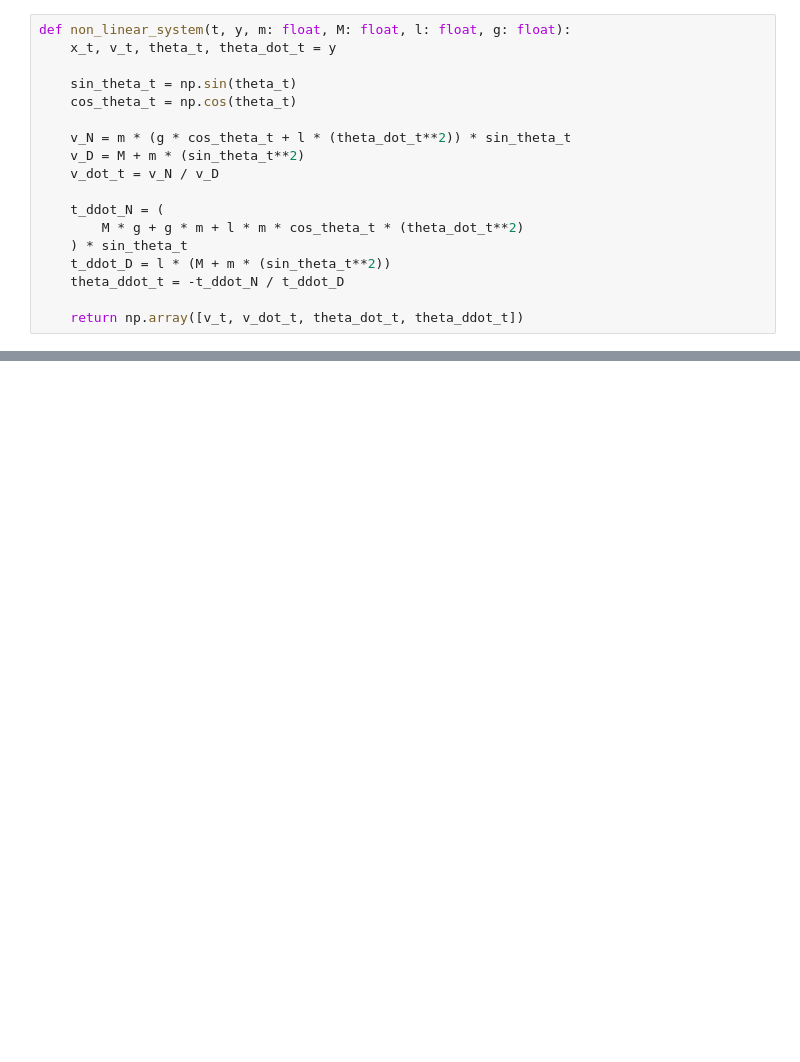
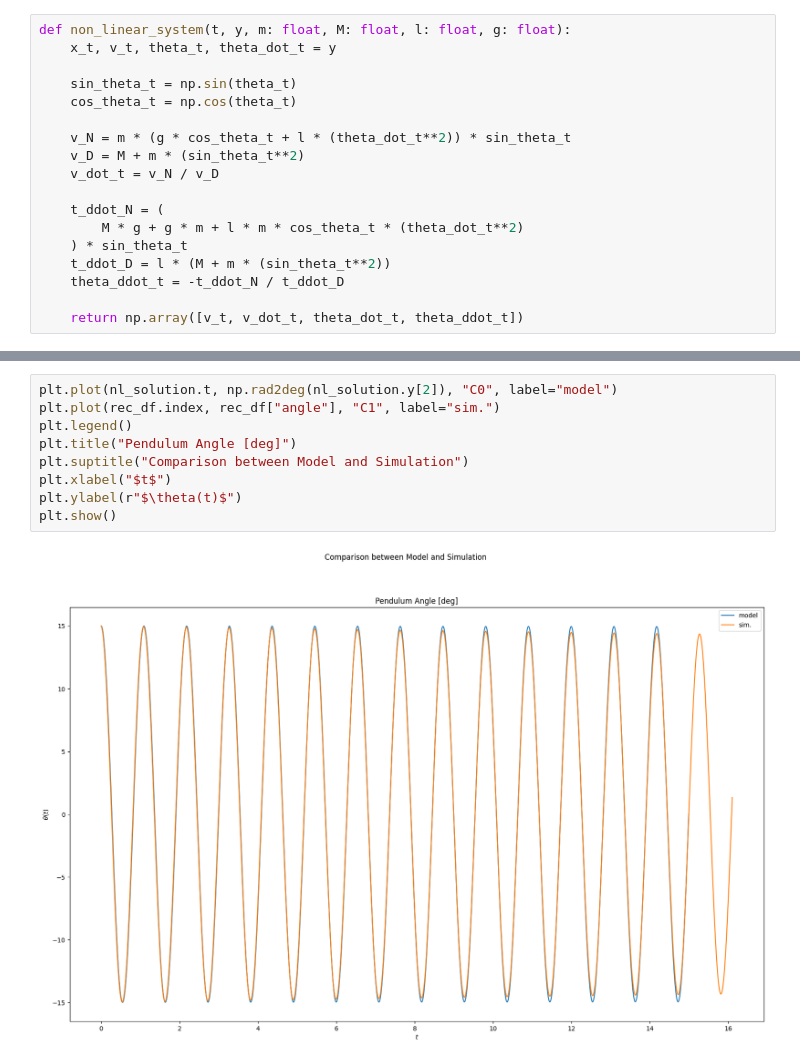
Before and after one commit to meunomemauricio/pendulums, a Jupyter notebook: analysis/frictionless_model.ipynb, the cells around one changed output, grey strips where cells are left out. Drawn from its saved outputs; the diff is of its cells as text; blank space fills up the shorter version.

```diff
--- a/analysis/frictionless_model.ipynb
+++ b/analysis/frictionless_model.ipynb
@@ -228,0 +265,11 @@ plt.show()
+# %%
+plt.plot(nl_solution.t, np.rad2deg(nl_solution.y[2]), "C0", label="model")
+plt.plot(rec_df.index, rec_df["angle"], "C1", label="sim.")
+plt.legend()
+plt.title("Pendulum Angle [deg]")
+plt.suptitle("Comparison between Model and Simulation")
+plt.xlabel("$t$")
+plt.ylabel(r"$\theta(t)$")
+plt.show()
+# %% [output]
+[figure, added]
```
Also changed, not shown: parts of 8 cells of this notebook, 1 other file.
